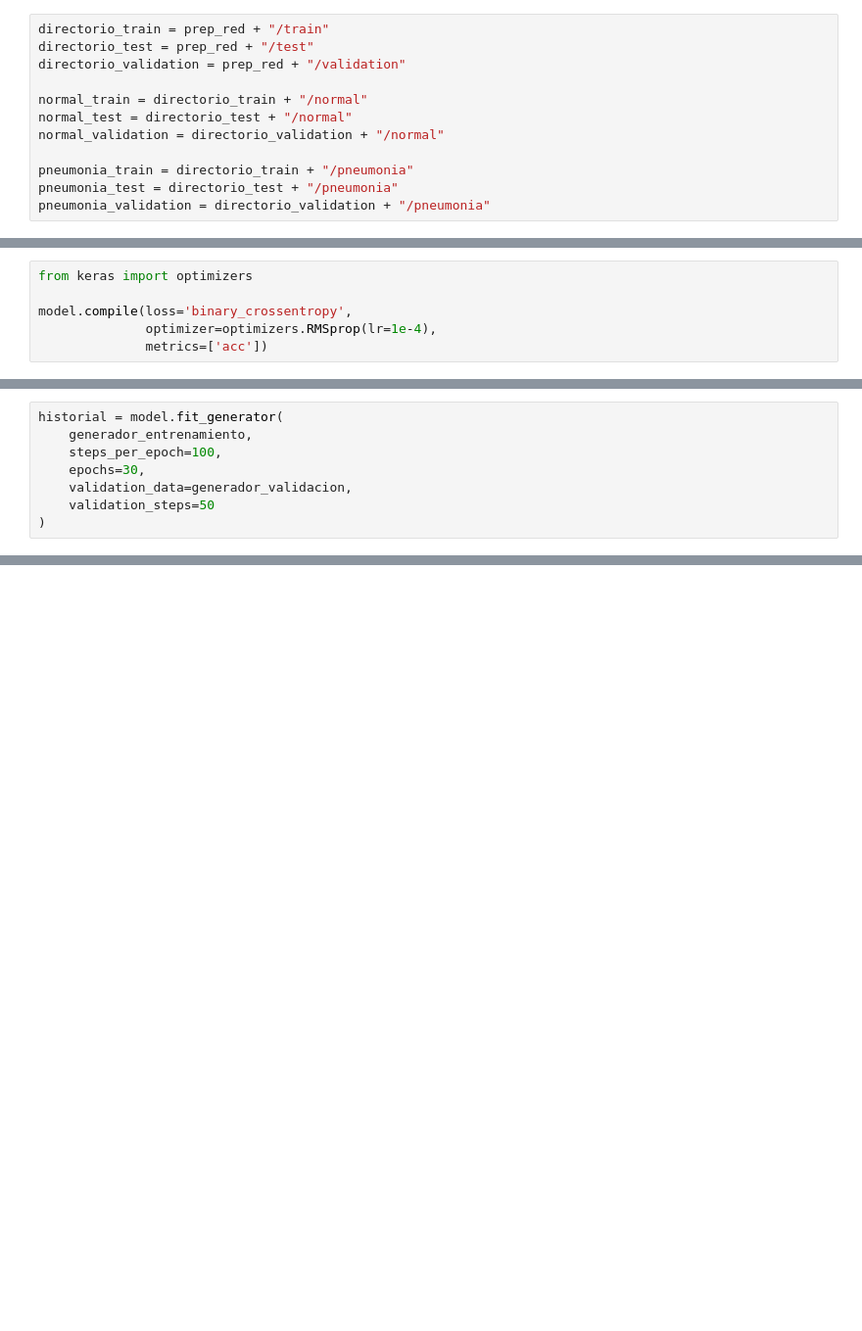
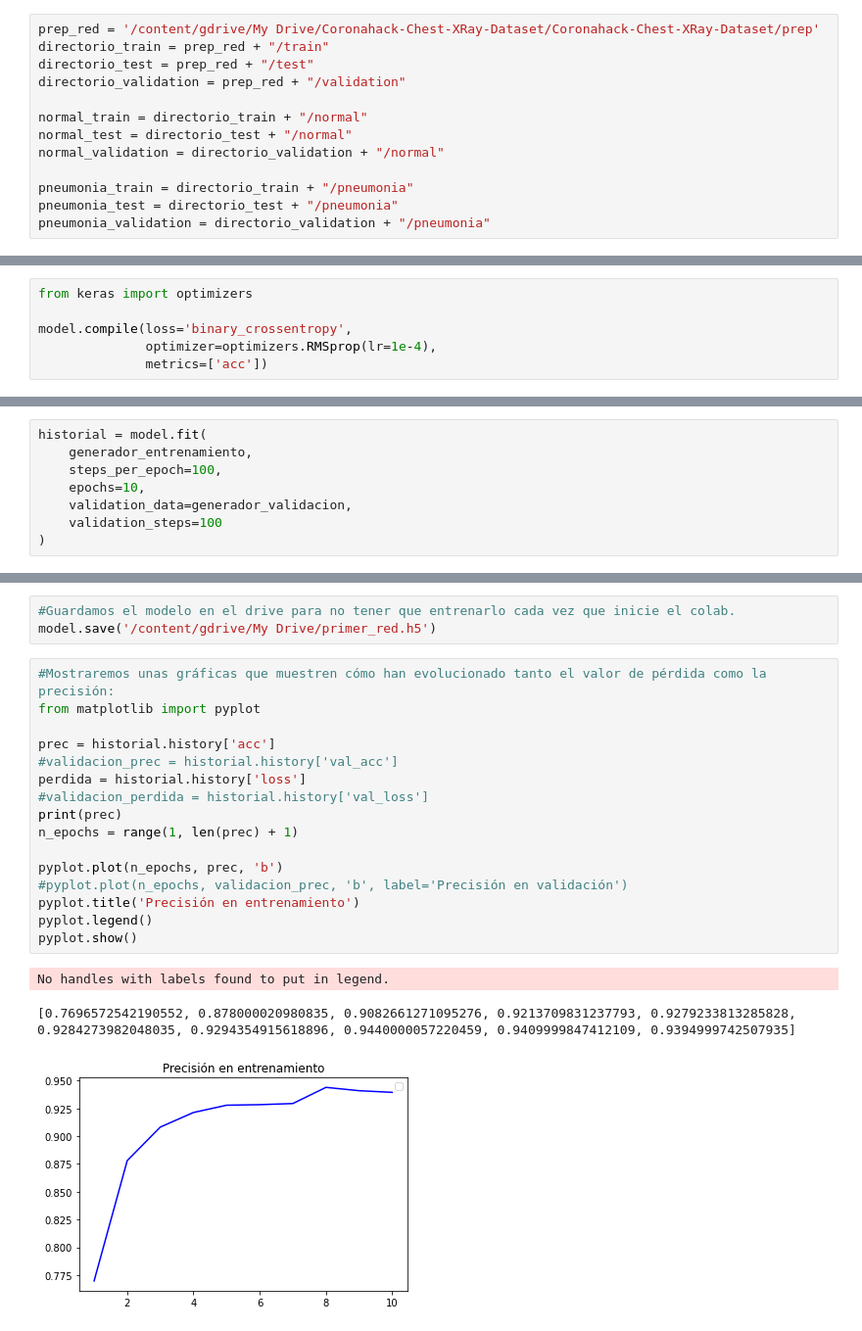
Before and after one commit to Popou123/Trabajo-Jaime-Rodriguez-Albuin, a Jupyter notebook: TFG.ipynb, the cells around one changed output, grey strips where cells are left out. Shown: that part at 98% size. Cells and saved outputs as stored; diff of their text form; blank space fills up the shorter version.

```diff
--- a/TFG.ipynb
+++ b/TFG.ipynb
@@ -183,6 +184,7 @@ Cantidad de imágenes de personas enfermas: 4334
 5910
 5933
 # %%
+prep_red = '/content/gdrive/My Drive/Coronahack-Chest-XRay-Dataset/Coronahack-Chest-XRay-Dataset/prep'
 directorio_train = prep_red + "/train"
 directorio_test = prep_red + "/test"
 directorio_validation = prep_red + "/validation"
@@ -373,11 +374,11 @@ generador_validacion = datagen_validacion.flow_from_directory(
 Found 3784 images belonging to 2 classes.
 Found 947 images belonging to 2 classes.
 # %%
-historial = model.fit_generator(
+historial = model.fit(
     generador_entrenamiento,
     steps_per_epoch=100,
-    epochs=30,
+    epochs=10,
     validation_data=generador_validacion,
-    validation_steps=50
+    validation_steps=100
 )
 # %% [output]
@@ -400,0 +405,23 @@ Epoch 30/30
+# %%
+#Guardamos el modelo en el drive para no tener que entrenarlo cada vez que inicie el colab.
+model.save('/content/gdrive/My Drive/primer_red.h5')
+# %%
+#Mostraremos unas gráficas que muestren cómo han evolucionado tanto el valor de pérdida como la precisión:
+from matplotlib import pyplot
+
+prec = historial.history['acc']
+#validacion_prec = historial.history['val_acc']
+perdida = historial.history['loss']
+#validacion_perdida = historial.history['val_loss']
+print(prec)
+n_epochs = range(1, len(prec) + 1)
+
+pyplot.plot(n_epochs, prec, 'b')
+#pyplot.plot(n_epochs, validacion_prec, 'b', label='Precisión en validación')
+pyplot.title('Precisión en entrenamiento')
+pyplot.legend()
+pyplot.show()
+# %% [output]
+No handles with labels found to put in legend.
+[0.7696572542190552, 0.878000020980835, 0.9082661271095276, 0.9213709831237793, 0.9279233813285828, 0.9284273982048035, 0.9294354915618896, 0.9440000057220459, 0.9409999847412109, 0.9394999742507935]
+[figure, added]
```
Also changed, not shown: parts of 18 cells of this notebook.
